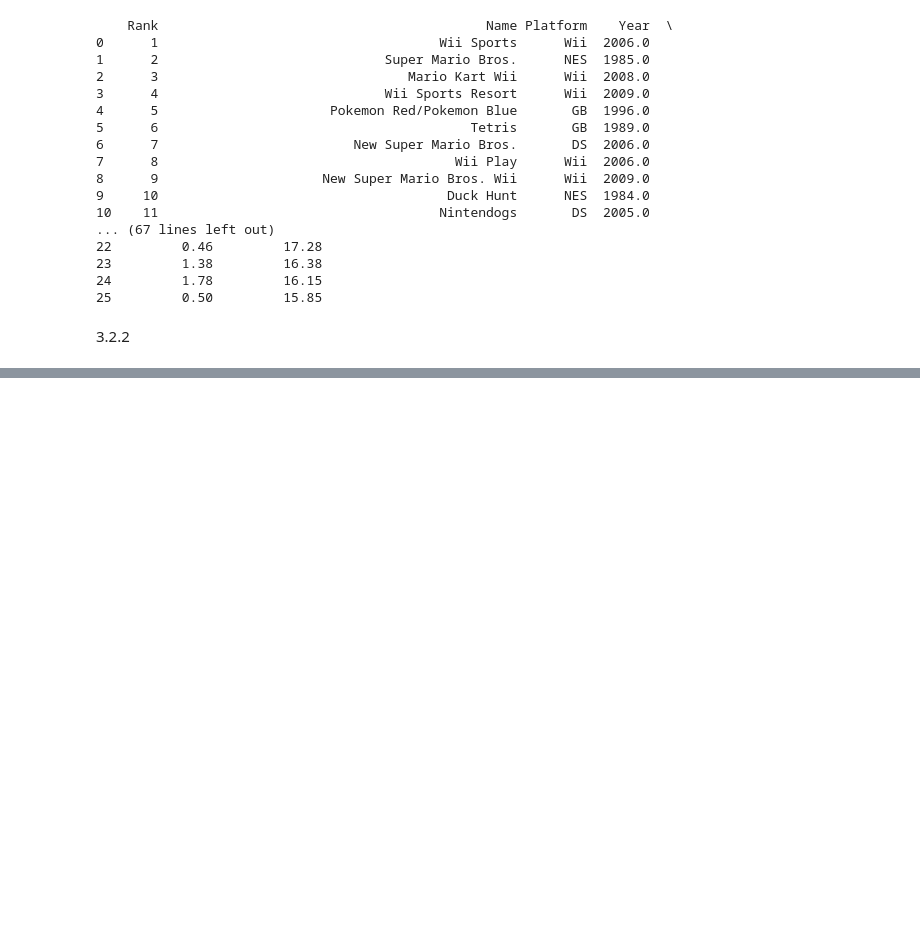
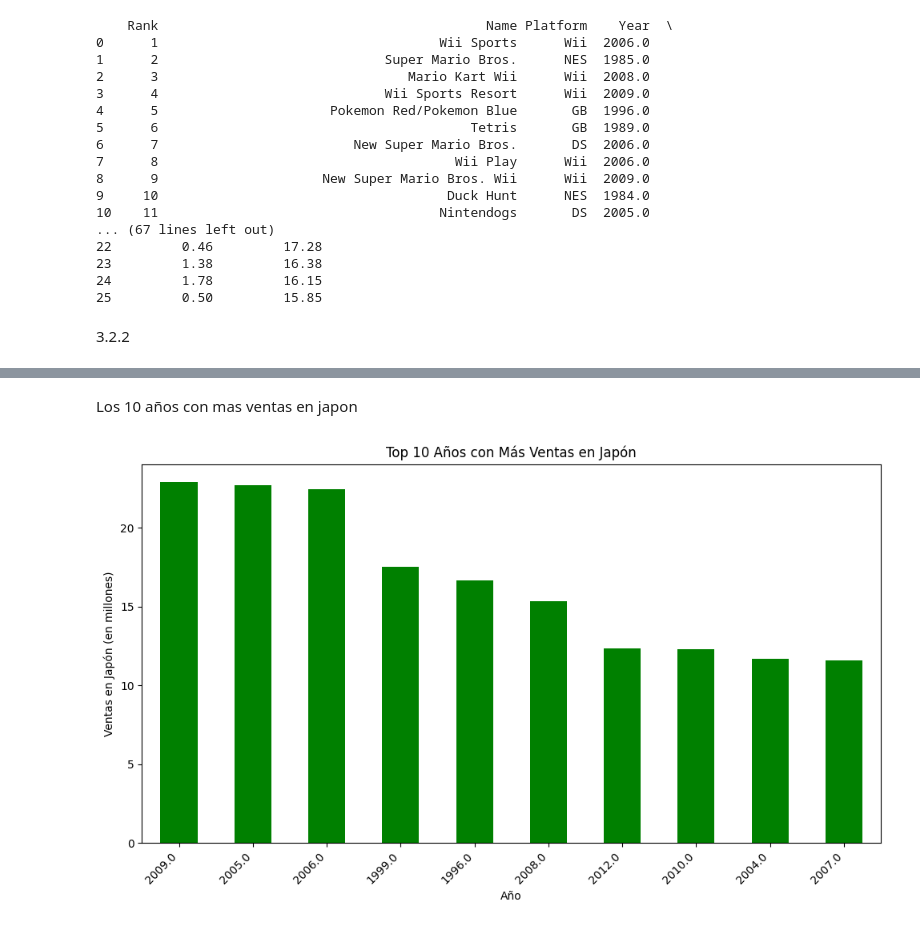
Before and after one commit to EricKnuchel/Lucasteam, a Jupyter notebook: pandas.ipynb, the cells around one changed output, grey strips where cells are left out. Cells and saved outputs as stored; diff of their text form; code cells hidden in the pictures; blank space fills up the shorter version.

```diff
--- a/pandas.ipynb
+++ b/pandas.ipynb
@@ -205,0 +333,16 @@ plt.show()
+# %% [markdown]
+Los 10 años con mas ventas en japon
+# %%
+ventas_jp = data[data['JP_Sales'] >0].groupby('Year')['JP_Sales'].sum()
+top_10_ventas = ventas_jp.nlargest(10)
+
+plt.figure(figsize=(10, 6))
+top_10_ventas.plot(kind='bar', color='green')
+plt.xlabel('Año')
+plt.ylabel('Ventas en Japón (en millones)')
+plt.title('Top 10 Años con Más Ventas en Japón')
+plt.xticks(rotation=45, ha='right')
+plt.tight_layout()
+plt.show()
+# %% [output]
+[figure, added]
```
Also changed, not shown: parts of 20 cells of this notebook.
